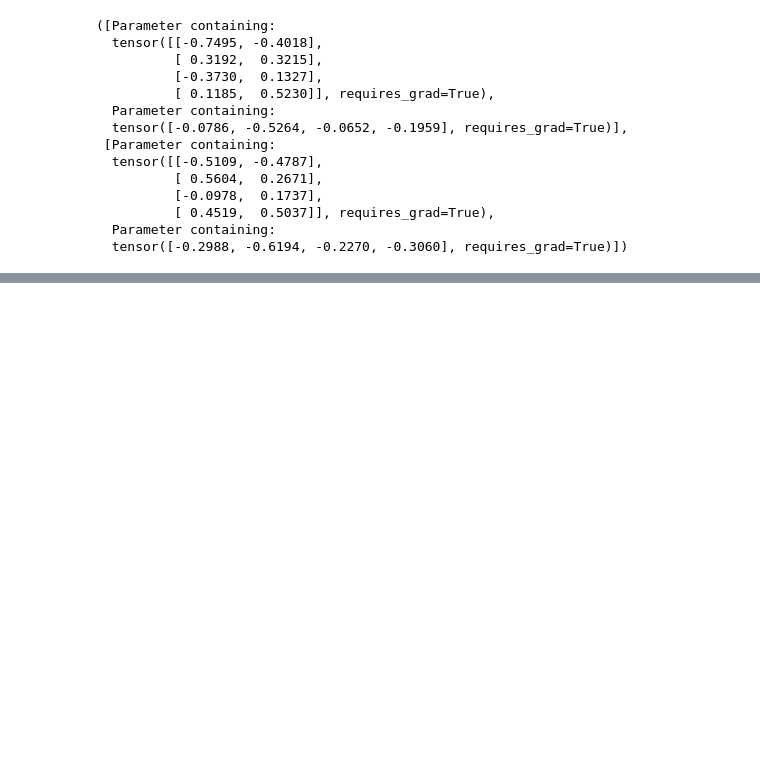
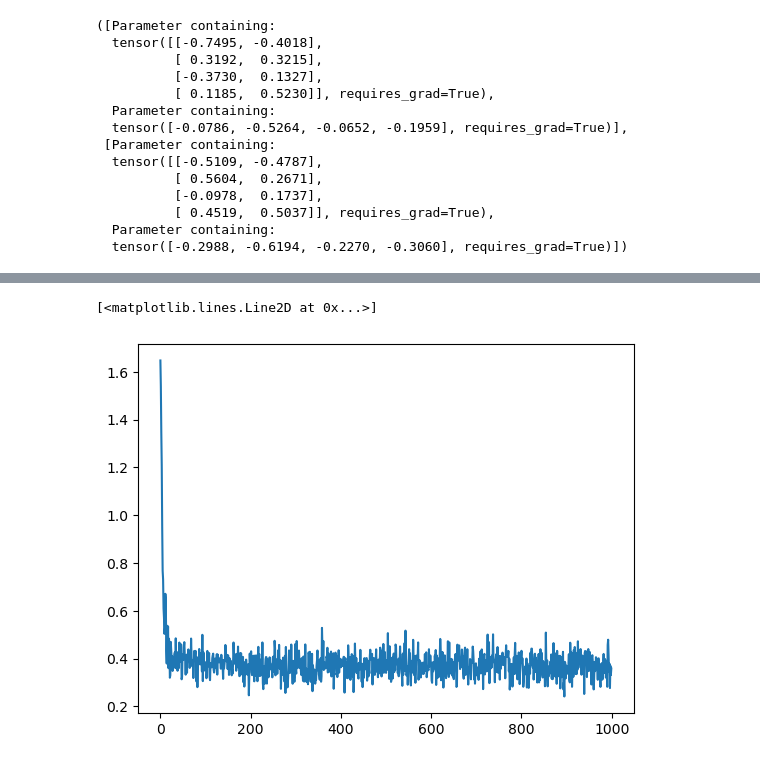
Before and after one commit to aaamini/torch-tut, a Jupyter notebook: W23/softmax_regression.ipynb, the cells around one changed output, grey strips where cells are left out. Cells and saved outputs as stored; diff of their text form; code cells hidden in the pictures; blank space fills up the shorter version.

```diff
--- a/W23/softmax_regression.ipynb
+++ b/W23/softmax_regression.ipynb
@@ -294,0 +327,38 @@ tensor([[-0.2385,  0.0769],
+# %%
+def rough_loss(model, batch_size=100):
+    """Compute the loss of model on y."""
+    # Randomly sample rows of X and y
+    idx = torch.randint(0, n_train, (batch_size,))
+    Xs, ys = X[idx], y[idx]
+    # Compute the probability of each class
+    prob = model(Xs)
+    # Compute the log probability of the correct class
+    log_prob = torch.log(prob[range(batch_size), ys])
+    # Compute the normalized negative log likelihood
+    loss = -torch.mean(log_prob)
+    return loss
+# %%
+model = SoftmaxRegression(2, 4) # Initialize model
+
+optim = torch.optim.SGD(model.parameters(), lr=.2, momentum=0.9)
+
+n_steps = 1000
+
+# Run gradient descent
+loss_hist = []
+for iter in range(n_steps):
+    # Compute the loss
+    loss = rough_loss(model, 200)
+    # Compute the gradient of the loss
+    loss.backward()
+    # Update the parameters
+    optim.step()
+    # Set the gradient to zero
+    optim.zero_grad()
+    # Save the loss
+    loss_hist.append(loss.item())
+
+plt.plot(loss_hist)
+# %% [output]
+[<matplotlib.lines.Line2D at 0x...>]
+[figure, added]
```
Also changed, not shown: parts of 19 cells of this notebook, 3 other files.
